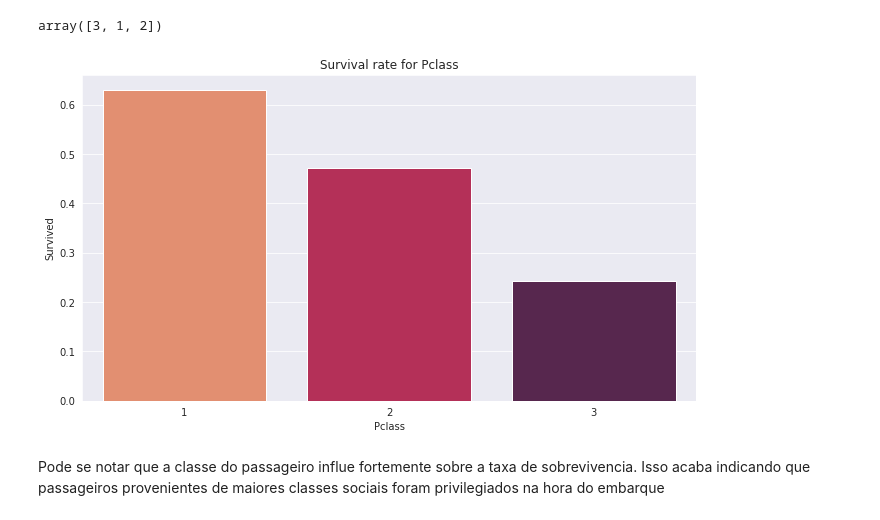
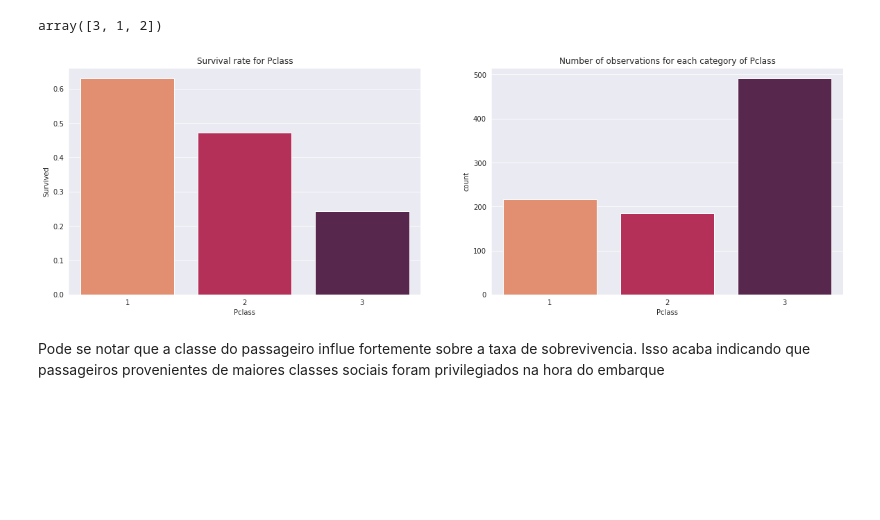
Before and after one commit to jvtdegelo/kaggle_competitions, a Jupyter notebook: Titanic/titanic-EDA.ipynb, the cells around one changed output. Drawn from its saved outputs; the diff is of its cells as text; code cells hidden in the pictures; blank space fills up the shorter version.

```diff
--- a/Titanic/titanic-EDA.ipynb
+++ b/Titanic/titanic-EDA.ipynb
@@ -89,21 +89,23 @@ train_df["Pclass"].unique()
 # %% [output]
 array([3, 1, 2])
 # %%
-def grafico_de_barras_sobrevivencia(df, column):
+def grafico_de_barras_sobrevivencia(df, column, title = ""):
     """
     Funcao que plota um grafico para a taxa de sobrevivencia
     de acordo com a coluna categorica passada
     """
     taxa_grupos = df.groupby(column)[["Survived"]].mean()
 
-    fig, ax = plt.subplots(figsize = (11,6))
-    ax = sns.barplot(x=taxa_grupos.index, y = taxa_grupos["Survived"], palette = "rocket_r")
-    ax.set_title("Survival rate for "+ column)
+    fig, ax = plt.subplots(ncols = 2,figsize = (20,6))
+    sns.barplot(x=taxa_grupos.index, y = taxa_grupos["Survived"], palette = "rocket_r", ax=ax[0], order = taxa_grupos.index.sort_values())
+    sns.countplot(x=df[column], palette = "rocket_r", ax=ax[1], order = taxa_grupos.index.sort_values())
+    ax[0].set_title("Survival rate for "+ column+title)
+    ax[1].set_title("Number of observations for each category of "+ column+title)
     return
 
 grafico_de_barras_sobrevivencia(train_df, "Pclass")
 # %% [output]
-[figure, old version]
+[figure, new version]
 # %% [markdown]
 Pode se notar que a classe do passageiro influe fortemente sobre a taxa de sobrevivencia. Isso acaba indicando que passageiros provenientes de maiores classes sociais foram privilegiados na hora do embarque
 # %% [markdown]
```
Also changed, not shown: parts of 14 cells of this notebook, 3 other files.
